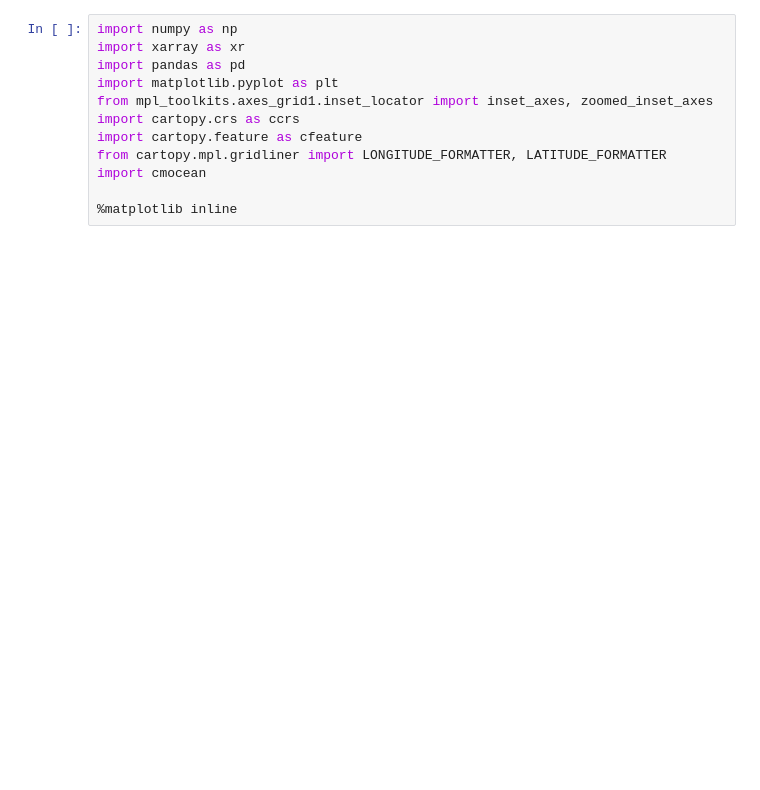
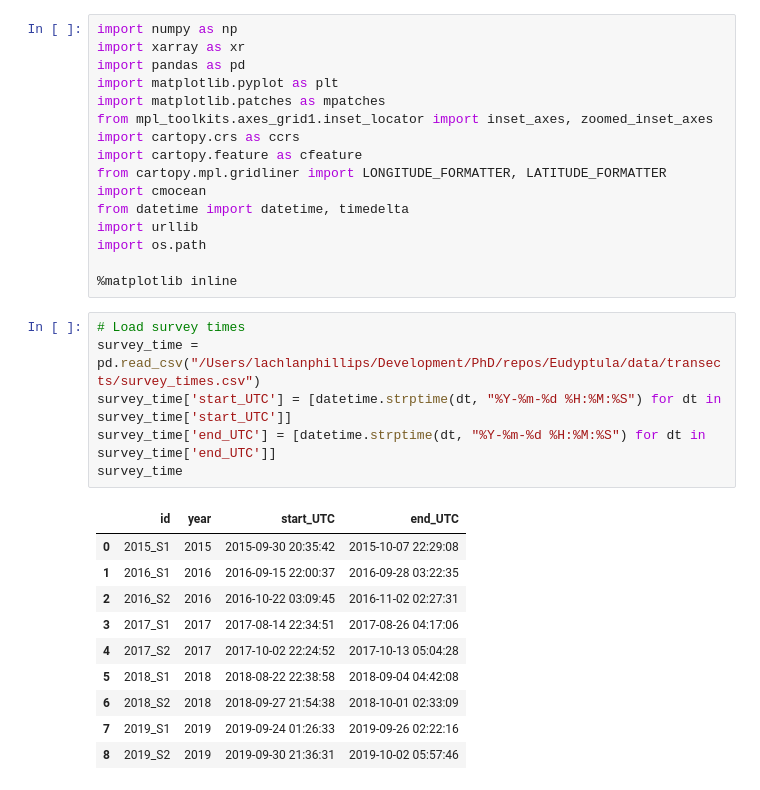
Before and after one commit to Lachlan00/BMP-Variability, a Jupyter notebook: SST_altimetry_plot.ipynb, the cells around one changed output. Cells and saved outputs as stored; diff of their text form; blank space fills up the shorter version.

```diff
--- a/SST_altimetry_plot.ipynb
+++ b/SST_altimetry_plot.ipynb
@@ -3,11 +3,32 @@ import numpy as np
 import xarray as xr
 import pandas as pd
 import matplotlib.pyplot as plt
+import matplotlib.patches as mpatches
 from mpl_toolkits.axes_grid1.inset_locator import inset_axes, zoomed_inset_axes
 import cartopy.crs as ccrs
 import cartopy.feature as cfeature
 from cartopy.mpl.gridliner import LONGITUDE_FORMATTER, LATITUDE_FORMATTER
 import cmocean
+from datetime import datetime, timedelta
+import urllib
+import os.path
 
 %matplotlib inline
+# %%
+# Load survey times
+survey_time = pd.read_csv("/Users/lachlanphillips/Development/PhD/repos/Eudyptula/data/transects/survey_times.csv")
+survey_time['start_UTC'] = [datetime.strptime(dt, "%Y-%m-%d %H:%M:%S") for dt in survey_time['start_UTC']]
+survey_time['end_UTC'] = [datetime.strptime(dt, "%Y-%m-%d %H:%M:%S") for dt in survey_time['end_UTC']]
+survey_time
+# %% [output]
+|  | id | year | start_UTC | end_UTC |
+| 0 | 2015_S1 | 2015 | 2015-09-30 20:35:42 | 2015-10-07 22:29:08 |
+| 1 | 2016_S1 | 2016 | 2016-09-15 22:00:37 | 2016-09-28 03:22:35 |
+| 2 | 2016_S2 | 2016 | 2016-10-22 03:09:45 | 2016-11-02 02:27:31 |
+| 3 | 2017_S1 | 2017 | 2017-08-14 22:34:51 | 2017-08-26 04:17:06 |
+| 4 | 2017_S2 | 2017 | 2017-10-02 22:24:52 | 2017-10-13 05:04:28 |
+| 5 | 2018_S1 | 2018 | 2018-08-22 22:38:58 | 2018-09-04 04:42:08 |
+| 6 | 2018_S2 | 2018 | 2018-09-27 21:54:38 | 2018-10-01 02:33:09 |
+| 7 | 2019_S1 | 2019 | 2019-09-24 01:26:33 | 2019-09-26 02:22:16 |
+| 8 | 2019_S2 | 2019 | 2019-09-30 21:36:31 | 2019-10-02 05:57:46 |
 # %%
```
Also changed, not shown: parts of 6 cells of this notebook, 1 other file.
